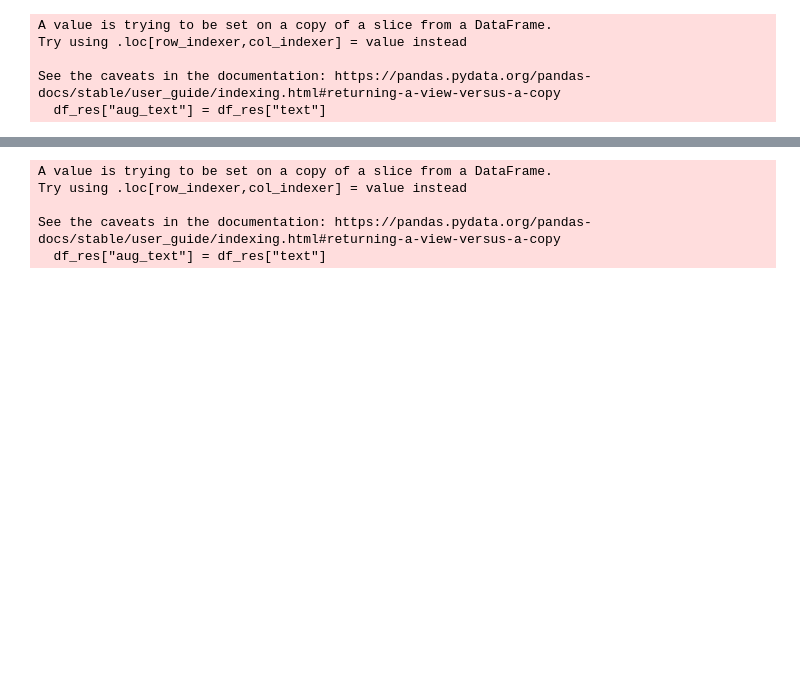
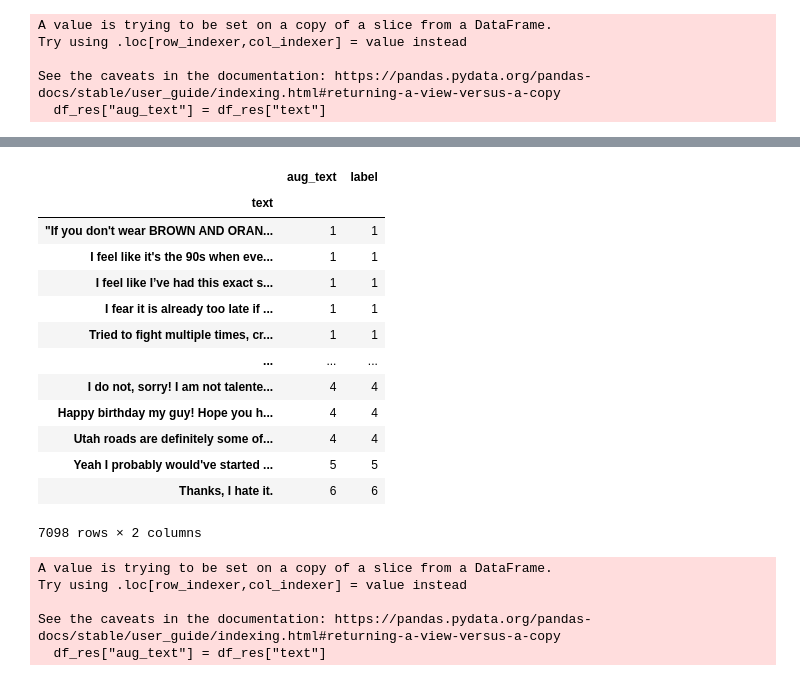
Before and after one commit to WayneWang86/HypEmo, a Jupyter notebook: Error_Analysis/data_processing.ipynb, the cells around one changed output, grey strips where cells are left out. Drawn from its saved outputs; the diff is of its cells as text; code cells hidden in the pictures; blank space fills up the shorter version.

```diff
--- a/Error_Analysis/data_processing.ipynb
+++ b/Error_Analysis/data_processing.ipynb
@@ -135,3 +151,20 @@ array([ 8, 20,  1,  4,  3, 12,  6, 22,  9, 27, 16, 25,  2,  7, 15, 18, 13,
+# %%
+train.groupby("text").count().sort_values("aug_text")
+# %% [output]
+|  | aug_text | label |
+| text |  |  |
+| "If you don't wear BROWN AND ORAN... | 1 | 1 |
+| I feel like it's the 90s when eve... | 1 | 1 |
+| I feel like I’ve had this exact s... | 1 | 1 |
+| I fear it is already too late if ... | 1 | 1 |
+| Tried to fight multiple times, cr... | 1 | 1 |
+| ... | ... | ... |
+| I do not, sorry! I am not talente... | 4 | 4 |
+| Happy birthday my guy! Hope you h... | 4 | 4 |
+| Utah roads are definitely some of... | 4 | 4 |
+| Yeah I probably would've started ... | 5 | 5 |
+| Thanks, I hate it. | 6 | 6 |
+7098 rows × 2 columns
 # %%
 dev = pre_processing("./data/go_emotion/full_dataset/dev.tsv")
 # %% [output]
```
Also changed, not shown: parts of 11 cells of this notebook, 4 other files.
